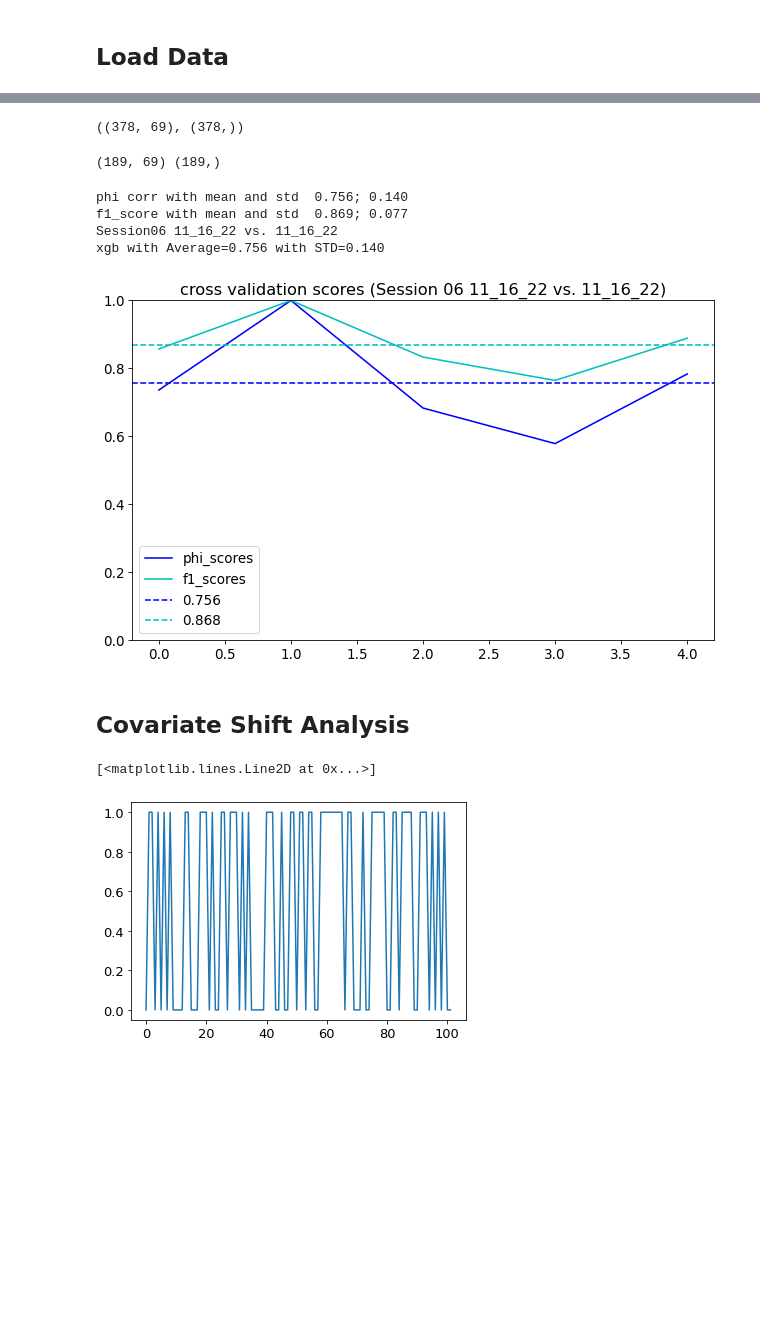
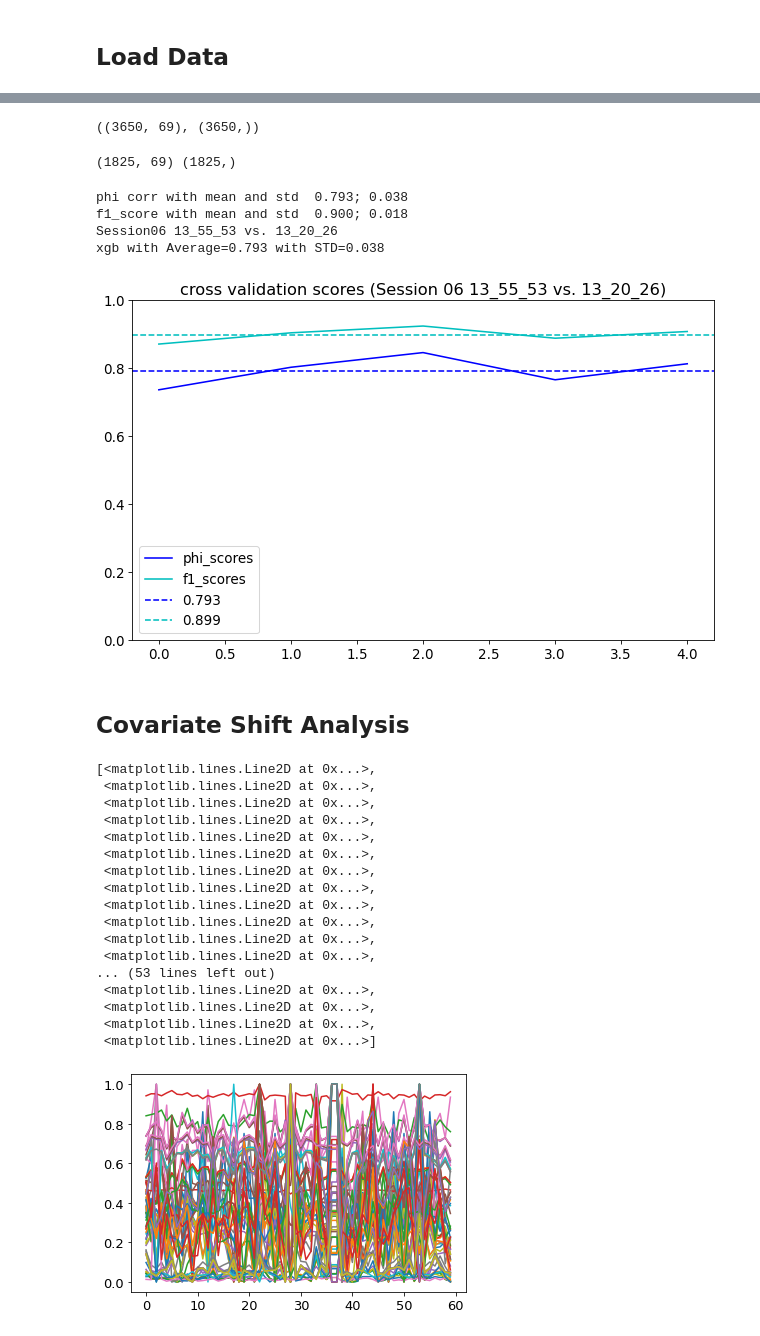
Before and after one commit to Innoversa/subject_variance_analysis, a Jupyter notebook: trial2trial_variance.ipynb, the cells around one changed output, grey strips where cells are left out. Drawn from its saved outputs; the diff is of its cells as text; code cells hidden in the pictures; blank space fills up the shorter version.

Commit message:
removing data

```diff
--- a/trial2trial_variance.ipynb
+++ b/trial2trial_variance.ipynb
@@ -51,15 +51,17 @@ pandas.Int64Index is deprecated and will be removed from pandas in a future vers
 # %% [markdown]
 ## Load Data
 # %%
-selected_trials=['10_37_49', '10_49_54', '11_07_35', '11_16_22']
-# selected_trials=['13_55_53', '13_46_18', '13_29_26', '13_20_26']
-selected_index=[3,3]
-X_train = np.load(f'batched_data/X_file 75A Morph s6 {selected_trials[selected_index[0]]}.npy')
-# y_train = np.load('batched_data/y_file 75A Morph s6 11_07_35.npy')
+# selected_trials=['10_37_49', '10_49_54', '11_07_35', '11_16_22']
+selected_trials=['13_55_53', '13_46_18', '13_29_26', '13_20_26']
+selected_index=[0,-1]
+# X_train = np.load(f'batched_data/X_file 75H Morph s6 {selected_trials[selected_index[0]]}.npy')
+X_train = np.load('batched_data/X_file 75A Morph s6.npy')
+# y_train = np.load('batched_data/y_file 75A Morph.npy')
 y_train=np.zeros(len(X_train))
 
-X_test = np.load(f'batched_data/X_file 75A Morph s6 {selected_trials[selected_index[1]]}.npy')
-# y_test = np.load('batched_data/y_file 75A Morph s6 11_16_22.npy')
+# X_test = np.load(f'batched_data/X_file 75H Morph s6 {selected_trials[selected_index[1]]}.npy')
+X_test = np.load('batched_data/X_file 75A Morph s6.npy')
+# y_test = np.load('batched_data/y_file 75A Morph.npy')
 y_test=np.ones(len(X_test))
 print(X_train.shape, y_train.shape, X_test.shape, y_test.shape)
 # %% [output]
@@ -67,14 +69,15 @@ print(X_train.shape, y_train.shape, X_test.shape, y_test.shape)
 # %%
 np.concatenate((X_train, X_test), axis=0).shape, np.concatenate((y_train, y_test), axis=0).shape
 # %% [output]
-((378, 69), (378,))
+((3650, 69), (3650,))
 # %%
-X, y = sku.resample(np.concatenate((X_train[:100], X_test[100:]), axis=0), np.concatenate((y_train[:100], y_test[100:]), axis=0))
+cut_off = int(min(len(X_train), len(X_test))/2)
+X, y = sku.resample(np.concatenate((X_train[:cut_off], X_test[cut_off:]), axis=0), np.concatenate((y_train[:cut_off], y_test[cut_off:]), axis=0))
 mm=MinMaxScaler()
 X=mm.fit_transform(X)
 print(X.shape, y.shape)
 # %% [output]
-(189, 69) (189,)
+(1825, 69) (1825,)
 # %%
 xgb = xgboost.XGBClassifier(objective='binary:logistic', eval_metric='logloss', max_depth=1, use_label_encoder=False)
 plt.figure(233, figsize=(10, 6), dpi=75)
@@ -102,15 +105,31 @@ plt.legend()
 plt.ylim([0,1])
 print(f'xgb with Average={np.mean(phi_scores):.3f} with STD={np.std(phi_scores):.3f}')
 # %% [output]
-phi corr with mean and std  0.756; 0.140
-f1_score with mean and std  0.869; 0.077
-Session06 11_16_22 vs. 11_16_22
-xgb with Average=0.756 with STD=0.140
+phi corr with mean and std  0.793; 0.038
+f1_score with mean and std  0.900; 0.018
+Session06 13_55_53 vs. 13_20_26
+xgb with Average=0.793 with STD=0.038
-[figure, old version]
+[figure, new version]
 # %% [markdown]
 ## Covariate Shift Analysis
 # %%
-plt.plot(y)
+plt.plot(X)
 # %% [output]
-[<matplotlib.lines.Line2D at 0x...>]
+[<matplotlib.lines.Line2D at 0x...>,
+ <matplotlib.lines.Line2D at 0x...>,
+ <matplotlib.lines.Line2D at 0x...>,
+ <matplotlib.lines.Line2D at 0x...>,
+ <matplotlib.lines.Line2D at 0x...>,
+ <matplotlib.lines.Line2D at 0x...>,
+ <matplotlib.lines.Line2D at 0x...>,
+ <matplotlib.lines.Line2D at 0x...>,
+ <matplotlib.lines.Line2D at 0x...>,
+ <matplotlib.lines.Line2D at 0x...>,
+ <matplotlib.lines.Line2D at 0x...>,
+ <matplotlib.lines.Line2D at 0x...>,
+... (53 lines left out)
+ <matplotlib.lines.Line2D at 0x...>,
+ <matplotlib.lines.Line2D at 0x...>,
+ <matplotlib.lines.Line2D at 0x...>,
+ <matplotlib.lines.Line2D at 0x...>]
-[figure, old version]
+[figure, new version]
```
Also changed, not shown: parts of 1 cell of this notebook, 5 other files.
